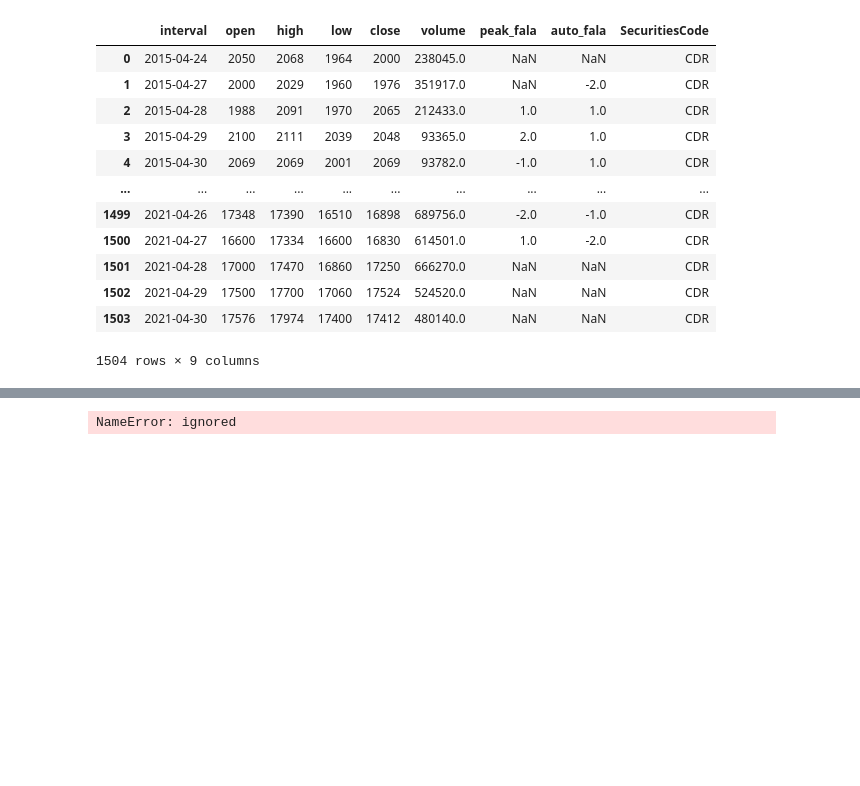
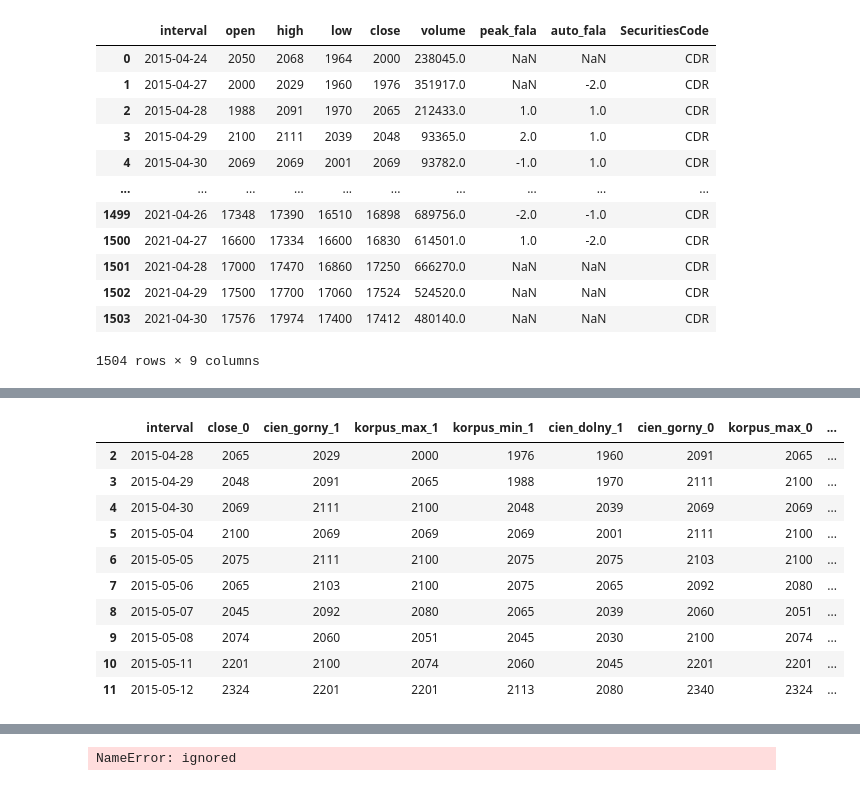
Before and after one commit to velblu/ML-datasets, a Jupyter notebook: new_start.ipynb, the cells around one changed output, grey strips where cells are left out. Drawn from its saved outputs; the diff is of its cells as text; code cells hidden in the pictures; blank space fills up the shorter version.

```diff
--- a/new_start.ipynb
+++ b/new_start.ipynb
@@ -349,0 +560,55 @@ candles.head()
+# %%
+candles['wzrost_regula_rownosci_1'] = np.where(
+    (candles['cien_gorny_1'] == candles['cien_gorny_0']) &
+    (candles['cien_dolny_1'] == candles['cien_dolny_0']),
+    True,
+    False)
+# %%
+# Reguła równości
+# wzrostowa: Jeśli w fali wzrostowej
+# (1) mamy dwie świece obok siebie o równych maksimach i minimach
+# (2) mamy dwie świece obok siebie o równych tylko maksimach
+# (3) korpusy świec obok siebie mają równe maksima
+# to fala wzrostowa się nie zmienia
+candles['wzrost_regula_rownosci_1'] = np.where(
+                        (candles['cien_gorny_1'] == candles['cien_gorny_0']) &
+                        (candles['cien_dolny_1'] == candles['cien_dolny_0']),
+                        True,
+                        False)
+candles['wzrost_regula_rownosci_2'] = np.where(
+                        candles['cien_gorny_1'] == candles['cien_gorny_0'],
+                        True,
+                        False)
+candles['wzrost_regula_rownosci_3'] = np.where(
+                        candles['korpus_max_1'] == candles['korpus_max_0'],
+                        True,
+                        False)
+
+# spadkowa: Jeśli w fali spadkowej
+# (1) mamy dwie świece obok siebie o równych maksimach i minimach
+# (2) mamy dwie świece obok siebie o równych tylko minimach
+# (3) korpusy świec obok siebie mają równe minima
+# to fala spadkowa się nie zmienia.
+
+candles['spadek_regula_rownosci_1'] = candles['wzrost_regula_rownosci_1']
+candles['spadek_regula_rownosci_2'] = np.where(
+                        candles['cien_dolny_1'] == candles['cien_dolny_0'],
+                        True,
+                        False)
+candles['spadek_regula_rownosci_3'] = np.where(
+                        candles['korpus_min_1'] == candles['korpus_min_0'],
+                        True,
+                        False)
+candles.head(10)
+# %% [output]
+|  | interval | close_0 | cien_gorny_1 | korpus_max_1 | korpus_min_1 | cien_dolny_1 | cien_gorny_0 | korpus_max_0 | ... |
+| 2 | 2015-04-28 | 2065 | 2029 | 2000 | 1976 | 1960 | 2091 | 2065 | ... |
+| 3 | 2015-04-29 | 2048 | 2091 | 2065 | 1988 | 1970 | 2111 | 2100 | ... |
+| 4 | 2015-04-30 | 2069 | 2111 | 2100 | 2048 | 2039 | 2069 | 2069 | ... |
+| 5 | 2015-05-04 | 2100 | 2069 | 2069 | 2069 | 2001 | 2111 | 2100 | ... |
+| 6 | 2015-05-05 | 2075 | 2111 | 2100 | 2075 | 2075 | 2103 | 2100 | ... |
+| 7 | 2015-05-06 | 2065 | 2103 | 2100 | 2075 | 2065 | 2092 | 2080 | ... |
+| 8 | 2015-05-07 | 2045 | 2092 | 2080 | 2065 | 2039 | 2060 | 2051 | ... |
+| 9 | 2015-05-08 | 2074 | 2060 | 2051 | 2045 | 2030 | 2100 | 2074 | ... |
+| 10 | 2015-05-11 | 2201 | 2100 | 2074 | 2060 | 2045 | 2201 | 2201 | ... |
+| 11 | 2015-05-12 | 2324 | 2201 | 2201 | 2113 | 2080 | 2340 | 2324 | ... |
```
Also changed, not shown: parts of 20 cells of this notebook.
